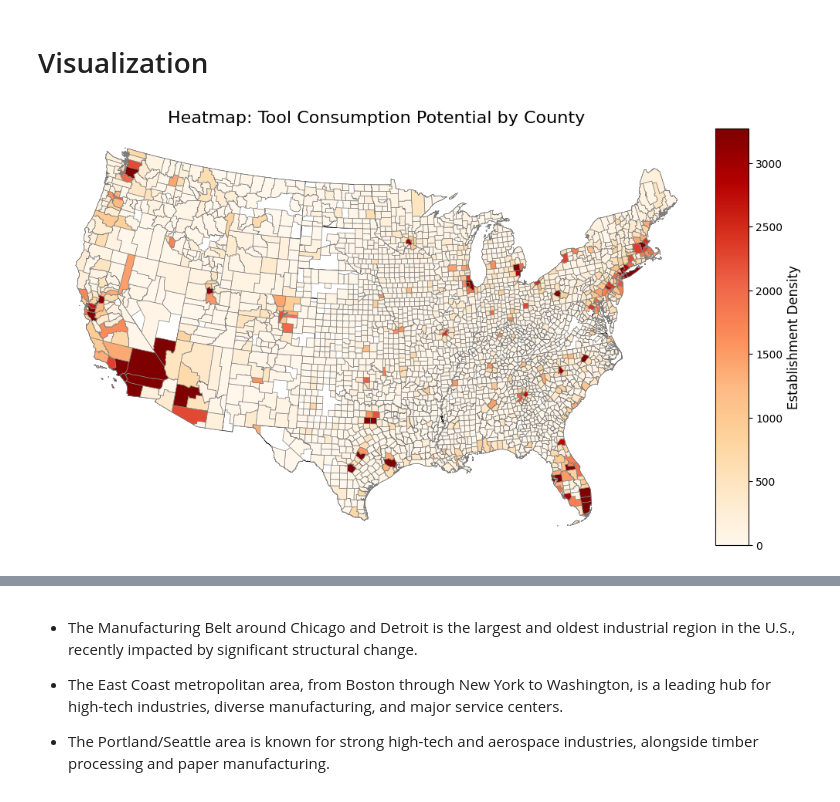
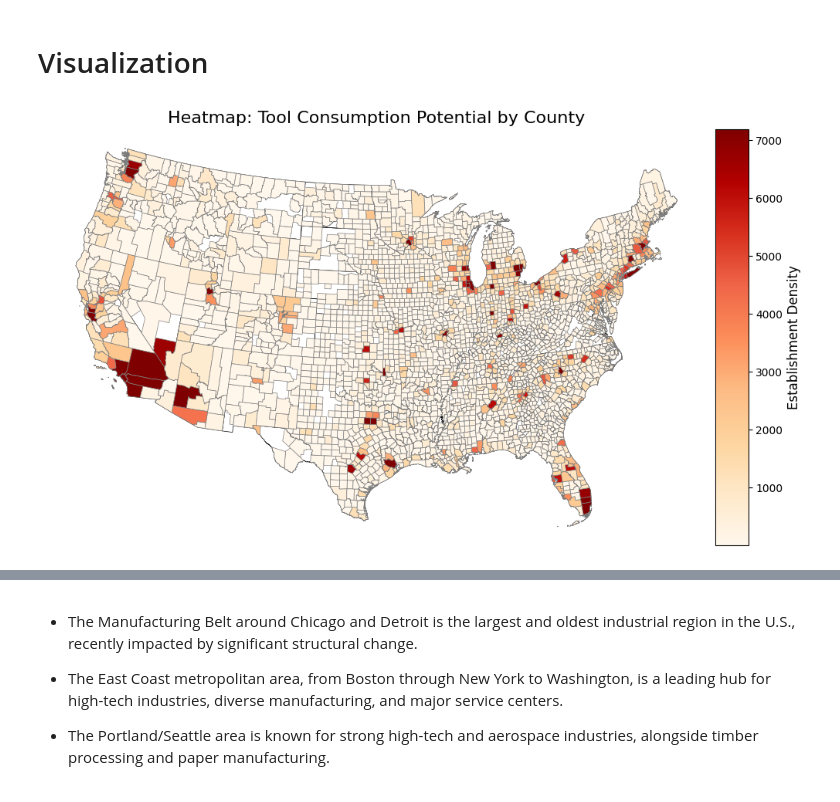
Before and after one commit to florivz/DDM-Project-WS24-25, a Jupyter notebook: analysis_new.ipynb, the cells around one changed output, grey strips where cells are left out. Cells and saved outputs as stored; diff of their text form; code cells hidden in the pictures.

```diff
--- a/analysis_new.ipynb
+++ b/analysis_new.ipynb
@@ -359,6 +375,9 @@ df_gdp.head()
 | 4 | 0 | United States |  | CAGDP9 | 10 | 22 | Utilities | Thousands of chained 2017 dollars | 3.137110e+08 | ... |
 # %%
 df_gdp['FIPS'] = df_gdp['FIPS'].astype(str)
+
+df_gdp = df_gdp[(df_gdp['FIPS'].astype(str).str.len() == 5) | (df_gdp['FIPS'].astype(str).str.len() == 4)]
+
 df_gdp['FIPS'] = df_gdp['FIPS'].apply(add_zeros)
 
 df_gdp_agg = df_gdp.groupby('FIPS').agg(
@@ -521,8 +545,8 @@ Number of components explaining 90% variance: 2
 # %% [markdown]
 # Clustering
 # %%
-hdbscan_clusterer = hdbscan.HDBSCAN(min_samples=2, min_cluster_size=40)
-clusters = hdbscan_clusterer.fit_predict(X_standard_scaled)
+hdbscan_clusterer = hdbscan.HDBSCAN(min_samples=5, min_cluster_size=15)
+clusters = hdbscan_clusterer.fit_predict(X_log_scaled)
 df_final['cluster'] = clusters
 X_tsne_2d = TSNE(n_components=2, random_state=1, perplexity=30).fit_transform(X_log_scaled)
 plt.figure(figsize=(10, 8))
@@ -663,7 +692,12 @@ gdf_cluster['total_est'] = (
     gdf_cluster['est_2382'] +
     gdf_cluster['est_8111'] +
     gdf_cluster['est_5413'] +
-    gdf_cluster['est_7139']
+    gdf_cluster['est_7139'] +
+    gdf_cluster['emp_occ_51-4121'] +
+    gdf_cluster['emp_occ_51-4041'] +
+    gdf_cluster['emp_occ_51-4031'] +
+    gdf_cluster['emp_occ_47-2211'] +
+    gdf_cluster['emp_occ_51-4072']
 )
 
 gdf_cluster = gdf_cluster.to_crs('epsg:5070')
@@ -671,34 +705,34 @@ filtered_states = filtered_states.to_crs('epsg:5070')
 
 fig, ax = plt.subplots(figsize=(15, 7))
 
 vmin = gdf_cluster['total_est'].quantile(0.01)
 vmax = gdf_cluster['total_est'].quantile(0.99)
 
 filtered_states.plot(ax=ax, color='none', edgecolor='black', linewidth=0.5)
 
 divider = make_axes_locatable(ax)
 cax = divider.append_axes("right", size="5%", pad=0.1)
 
 heatmap = gdf_cluster.plot(
     column='total_est',
     cmap='OrRd',
     linewidth=0.5,
     ax=ax,
     edgecolor='0.5',
     legend=True,
     cax=cax,
     vmin=vmin,
     vmax=vmax
 )
 
 cax.set_ylabel('Establishment Density', fontsize=12)
 
 ax.set_title('Heatmap: Tool Consumption Potential by County', fontsize=16)
 ax.set_axis_off()
 
 plt.show()
 # %% [output]
-[figure, old version]
+[figure, new version]
 # %%
 import geopandas as gpd
 import matplotlib.pyplot as plt
```
Also changed, not shown: parts of 13 cells of this notebook.
